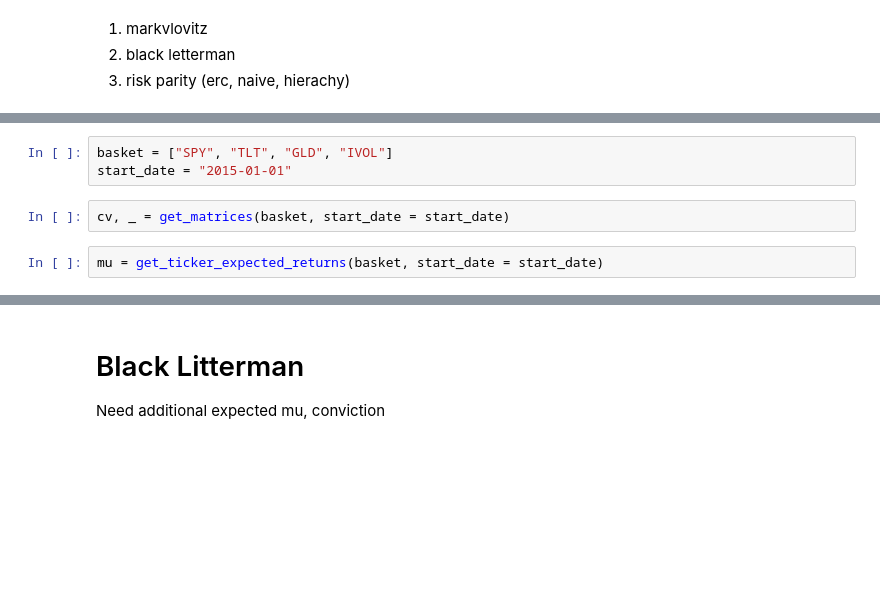
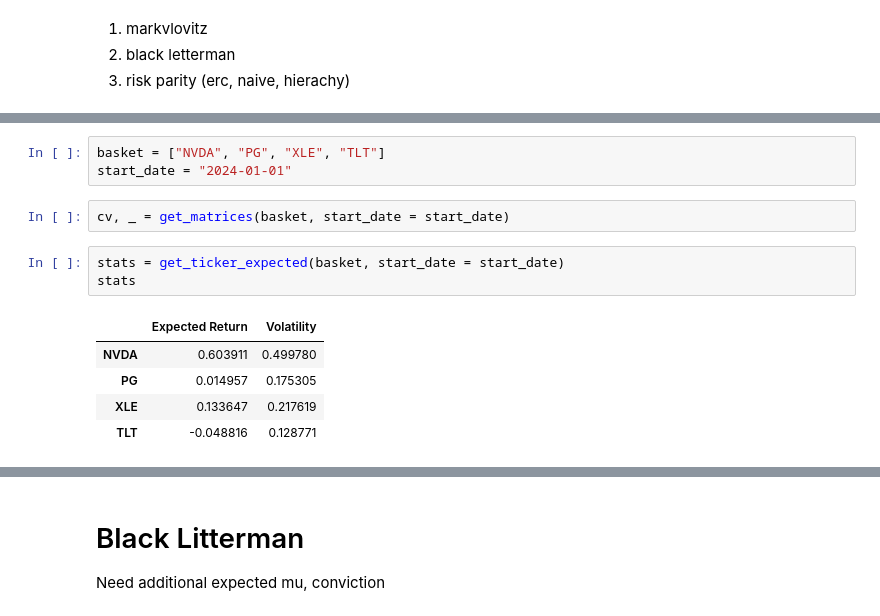
Before and after one commit to SJEGoh/Portfolio-Optimizer, a Jupyter notebook: src/report.ipynb, the cells around one changed output, grey strips where cells are left out. Saved outputs shown, nothing was run; the diff lists cells and outputs as text; blank space fills up the shorter version.

```diff
--- a/src/report.ipynb
+++ b/src/report.ipynb
@@ -11,8 +14,15 @@ import matplotlib.pyplot as plt
 # %%
-basket = ["SPY", "TLT", "GLD", "IVOL"]
-start_date = "2015-01-01"
+basket = ["NVDA", "PG", "XLE", "TLT"]
+start_date = "2024-01-01"
 # %%
 cv, _ = get_matrices(basket, start_date = start_date)
 # %%
-mu = get_ticker_expected_returns(basket, start_date = start_date)
+stats = get_ticker_expected(basket, start_date = start_date)
+stats
+# %% [output]
+|  | Expected Return | Volatility |
+| NVDA | 0.603911 | 0.499780 |
+| PG | 0.014957 | 0.175305 |
+| XLE | 0.133647 | 0.217619 |
+| TLT | -0.048816 | 0.128771 |
 # %%
```
Also changed, not shown: parts of 20 cells of this notebook, 2 other files.
